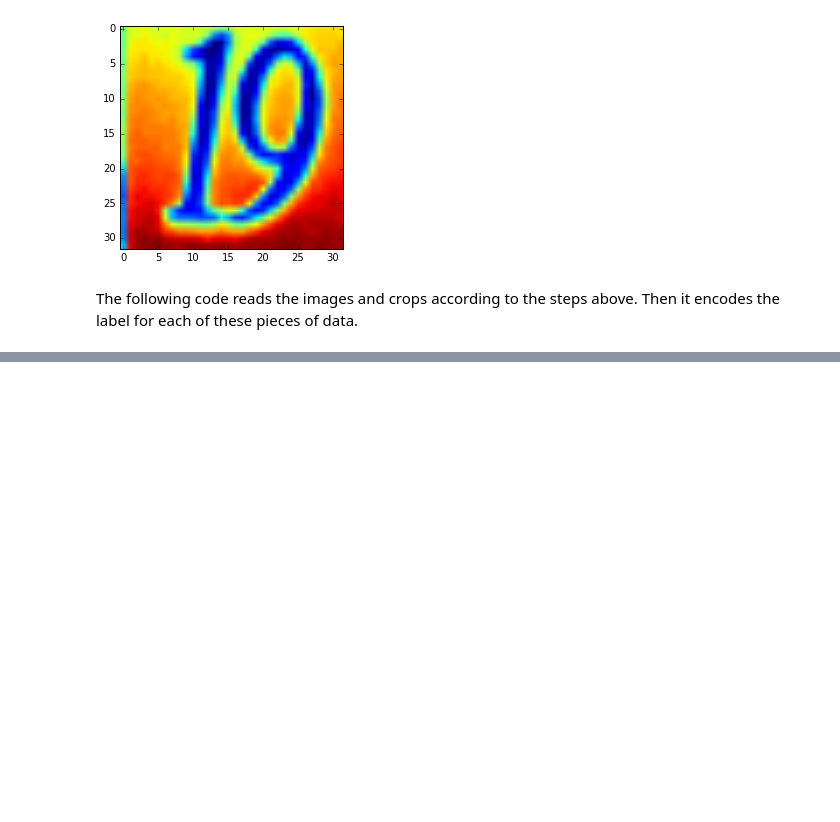
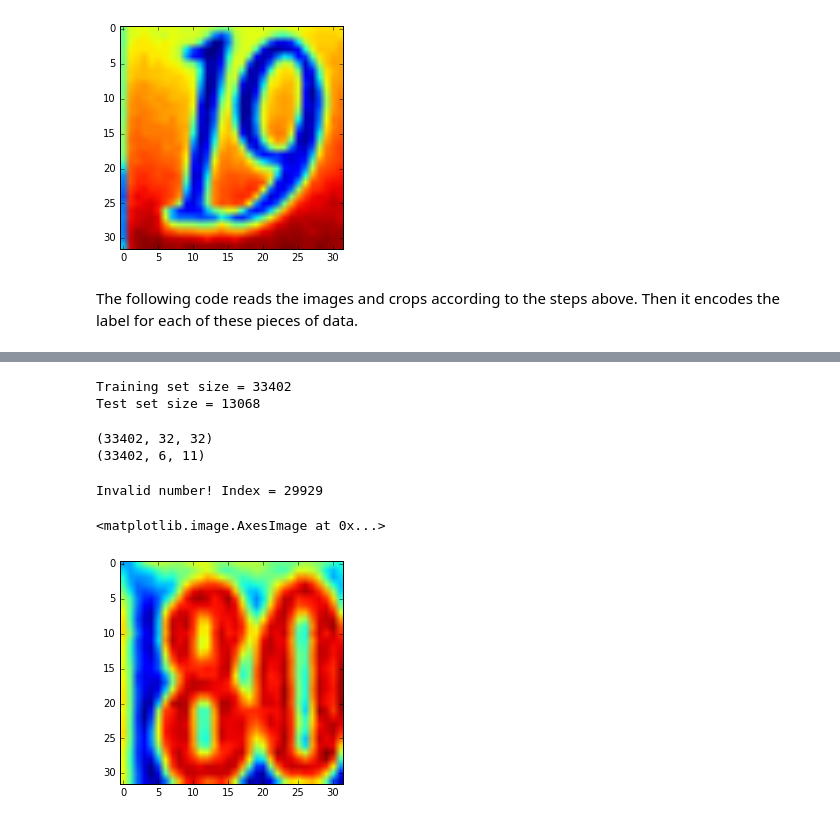
Before and after one commit to drpjm/udacity-mle-project5, a Jupyter notebook: src/svhn_preprocess.ipynb, the cells around one changed output, grey strips where cells are left out. Drawn from its saved outputs; the diff is of its cells as text; code cells hidden in the pictures; blank space fills up the shorter version.

```diff
--- a/src/svhn_preprocess.ipynb
+++ b/src/svhn_preprocess.ipynb
@@ -200,0 +197,46 @@ for i in range(1,100):
+# %%
+MAX_LENGTH = 5
+CROP_SIZE = 32
+NUM_LABELS = 6
+NUM_VALS = 11
+
+enc = skproc.OneHotEncoder(n_values=NUM_VALS,sparse=False)
+
+num_train = len(train_digitstruct.digitStructName)
+num_test = len(test_digitstruct.digitStructName)
+print "Training set size = " + str(num_train)
+print "Test set size = " + str(num_test)
+# %% [output]
+Training set size = 33402
+Test set size = 13068
+# %%
+# X train and y train set initialization.
+X = np.zeros((num_train, CROP_SIZE, CROP_SIZE))
+y = np.zeros((num_train, NUM_LABELS, NUM_VALS))
+# for i in range(len(train_digitstruct.digitStructName):
+print np.shape(X)
+print np.shape(y)
+# %% [output]
+(33402, 32, 32)
+(33402, 6, 11)
+# %%
+train_count = 0 # Keep track of the number of valid training points. Resize later.
+for i in range(num_train):
+    curr_dict = train_digitstruct.getDigitStructure(i)
+    street_num_len = len(np.array(curr_dict['label']))
+    if street_num_len <= 5 and street_num_len > 0:
+        # Extract the label
+        curr_y = extract_label(curr_dict, enc, MAX_LENGTH)
+        curr_X = extract_and_crop(curr_dict, CROP_SIZE)
+        y[i,:,:] = curr_y
+        X[i,:,:] = curr_X
+        train_count = train_count + 1
+    else:
+        print "Invalid number! Index = " + str(i)
+# %% [output]
+Invalid number! Index = 29929
+# %%
+plt.imshow(X[9000])
+# %% [output]
+<matplotlib.image.AxesImage at 0x...>
+[figure, added]
```
Also changed, not shown: parts of 8 cells of this notebook.
